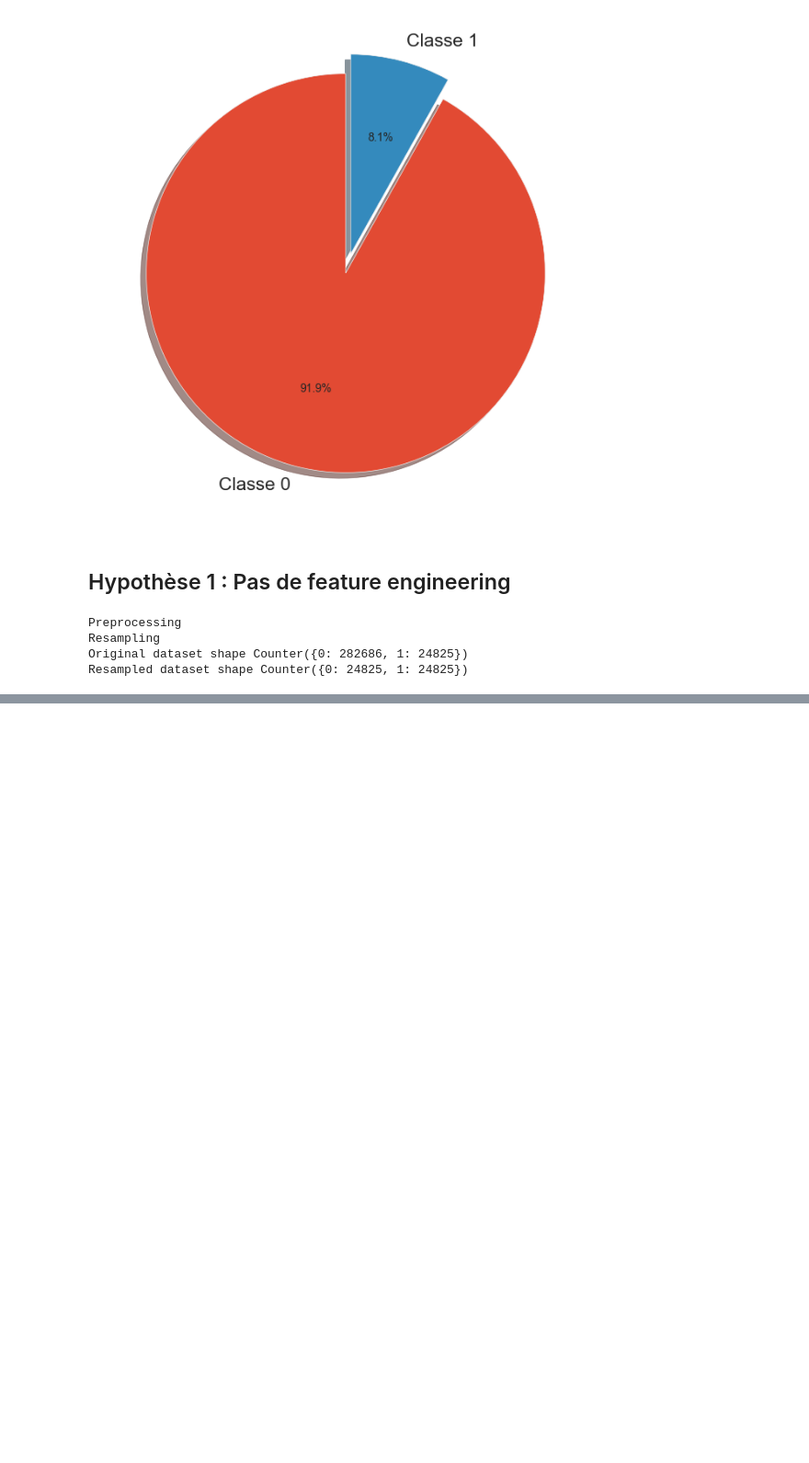
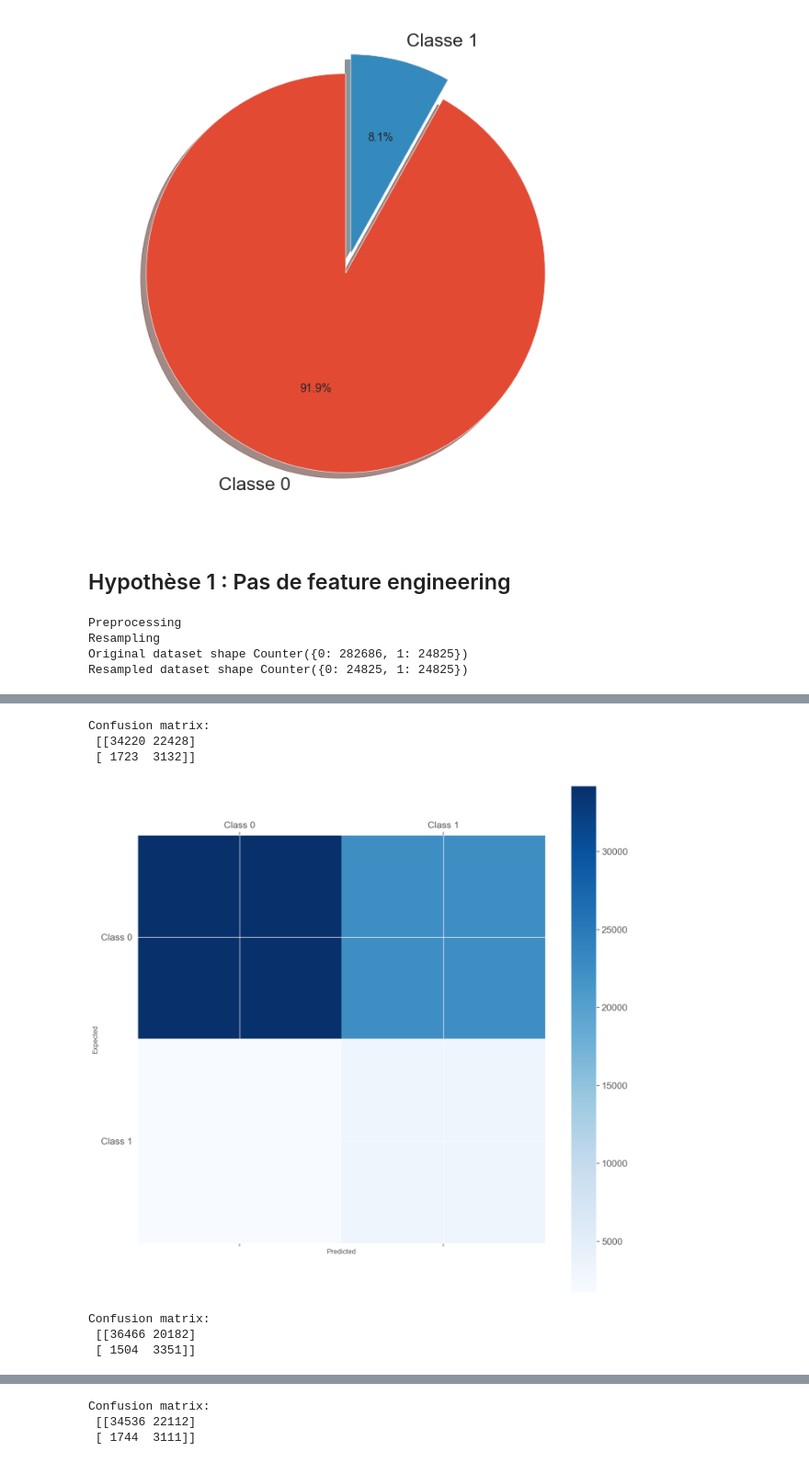
Before and after one commit to MaTo7777/scoring-model, a Jupyter notebook: notebooks/Projet7.ipynb, the cells around one changed output, grey strips where cells are left out. Shown at 92% size. Drawn from its saved outputs; the diff is of its cells as text; code cells hidden in the pictures; blank space fills up the shorter version.

```diff
--- a/notebooks/Projet7.ipynb
+++ b/notebooks/Projet7.ipynb
@@ -1168,0 +1301,17 @@ Resampled dataset shape Counter({0: 24825, 1: 24825})
+# %%
+# On crée le dataframe de résultats
+df_results_base_poly = pd.DataFrame(y_test_poly.values, columns=["y_true"], index=y_test_poly.index)
+
+# On lance les prédictions
+log_reg_pred = log_reg(X_smt_poly, y_smt_poly, y_test_poly, X_test_poly)
+
+# On enregistre les résultats
+df_results_base_poly = save_results(df_results_base_poly, log_reg_pred, "y_pred_lr_poly", y_test_poly)
+
+# On "binarise" les probabilités avec un treshold parametré à 0.5
+# Par exemple, pour un treshold de 0.5, si la probabilité en est inférieure la valeur sera de 0. Sinon elle sera de 1.
+# Et on concatène les données à notre tableau de résultats
+df_results_base_poly["y_pred_lr_poly_bin"] = transform_treshold(df_results_base_poly["y_pred_lr_poly"], 0.5)
+
+display(df_results_base_poly.head())
+print(df_results_base_poly.shape)
@@ -1168,0 +1327,17 @@ Resampled dataset shape Counter({0: 24825, 1: 24825})
+# %%
+# On crée le dataframe de résultats
+df_results_base_domain = pd.DataFrame(y_test_domain.values, columns=["y_true"], index=y_test_domain.index)
+
+# On lance les prédictions
+log_reg_pred = log_reg(X_smt_domain, y_smt_domain, y_test_domain, X_test_domain)
+
+# On enregistre les résultats
+df_results_base_domain = save_results(df_results_base_domain, log_reg_pred, "y_pred_lr_domain", y_test_domain)
+
+# On "binarise" les probabilités avec un treshold parametré à 0.5
+# Par exemple, pour un treshold de 0.5, si la probabilité en est inférieure la valeur sera de 0. Sinon elle sera de 1.
+# Et on concatène les données à notre tableau de résultats
+df_results_base_domain["y_pred_lr_domain_bin"] = transform_treshold(df_results_base_domain["y_pred_lr_domain"], 0.5)
+
+display(df_results_base_domain.head())
+print(df_results_base_domain.shape)
@@ -1168,0 +1353,14 @@ Resampled dataset shape Counter({0: 24825, 1: 24825})
+# %%
+aff_confusion_matrix(df_results_base["y_true"], df_results_base["y_pred_lr_bin"])
+
+aff_confusion_matrix(df_results_base_poly["y_true"], df_results_base_poly["y_pred_lr_poly_bin"])
+
+aff_confusion_matrix(df_results_base_domain["y_true"], df_results_base_domain["y_pred_lr_domain_bin"])
+# %% [output]
+Confusion matrix:
+ [[34220 22428]
+ [ 1723  3132]]
+[figure, added]
+Confusion matrix:
+ [[36466 20182]
+ [ 1504  3351]]
@@ -1168,0 +1368,3 @@ Resampled dataset shape Counter({0: 24825, 1: 24825})
+Confusion matrix:
+ [[34536 22112]
+ [ 1744  3111]]
```
Also changed, not shown: parts of 49 cells of this notebook.
